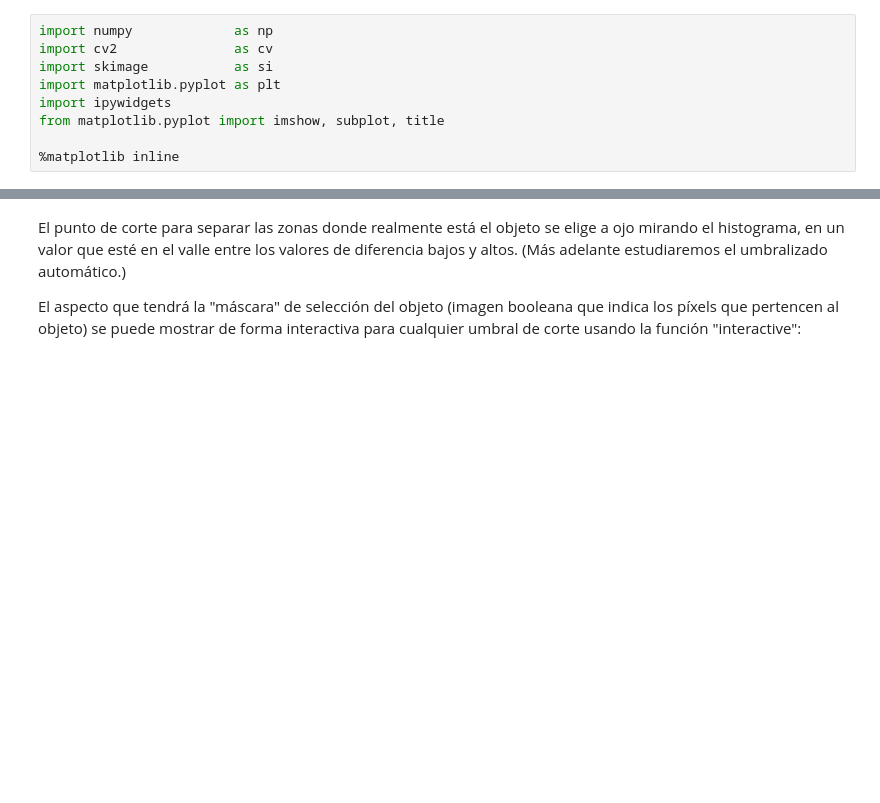
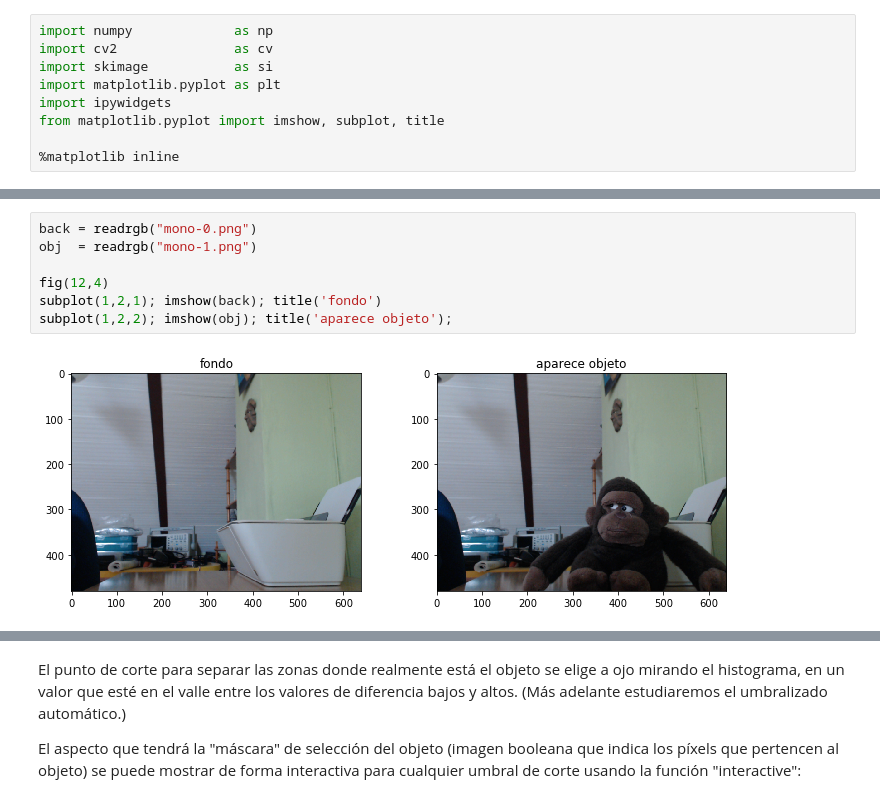
Before and after one commit to albertoruiz/umucv, a Jupyter notebook: notebooks/chroma.ipynb, the cells around one changed output, grey strips where cells are left out. Drawn from its saved outputs; the diff is of its cells as text; blank space fills up the shorter version.

```diff
--- a/notebooks/chroma.ipynb
+++ b/notebooks/chroma.ipynb
@@ -58,0 +27,9 @@ subplot(2,2,4); imshow(duv); title('diferencia UV');
+# %%
+back = readrgb("mono-0.png")
+obj  = readrgb("mono-1.png")
+
+fig(12,4)
+subplot(1,2,1); imshow(back); title('fondo')
+subplot(1,2,2); imshow(obj); title('aparece objeto');
+# %% [output]
+[figure, added]
```
Also changed, not shown: parts of 21 cells of this notebook, 4 other files.
